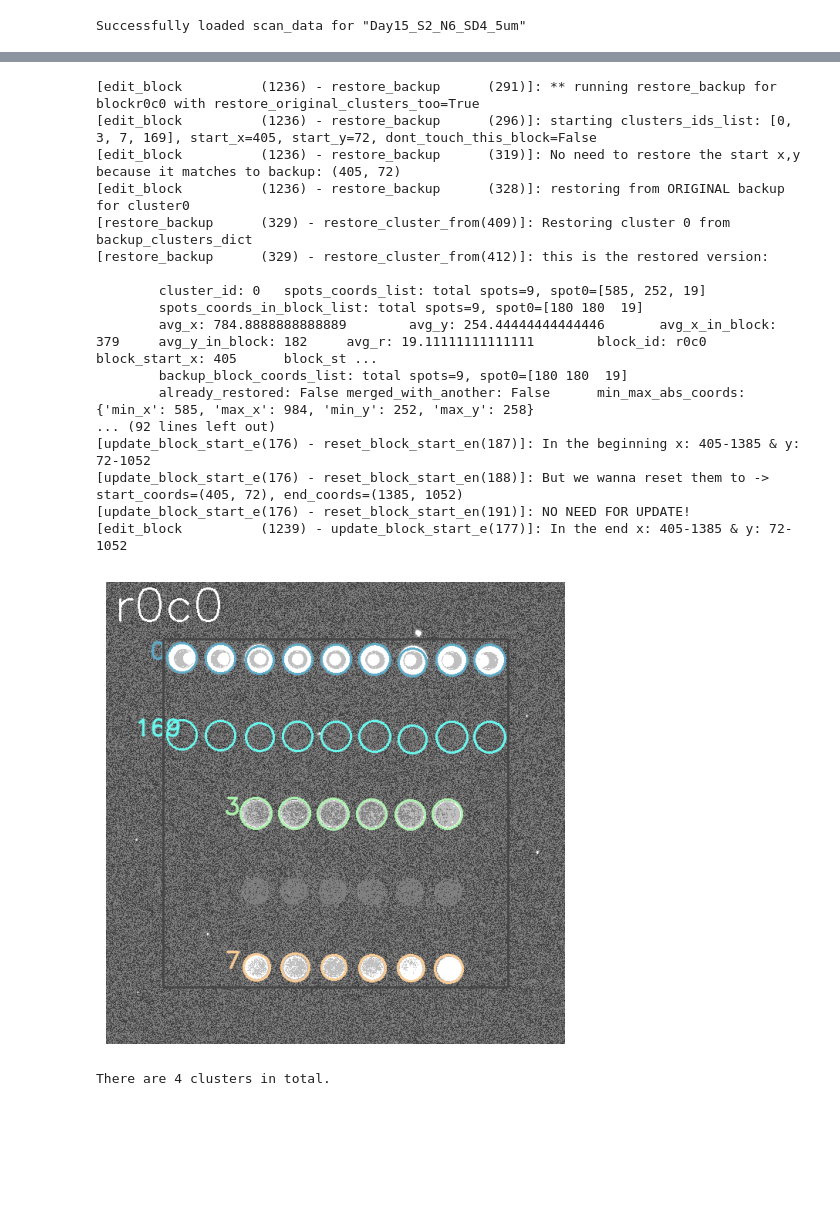
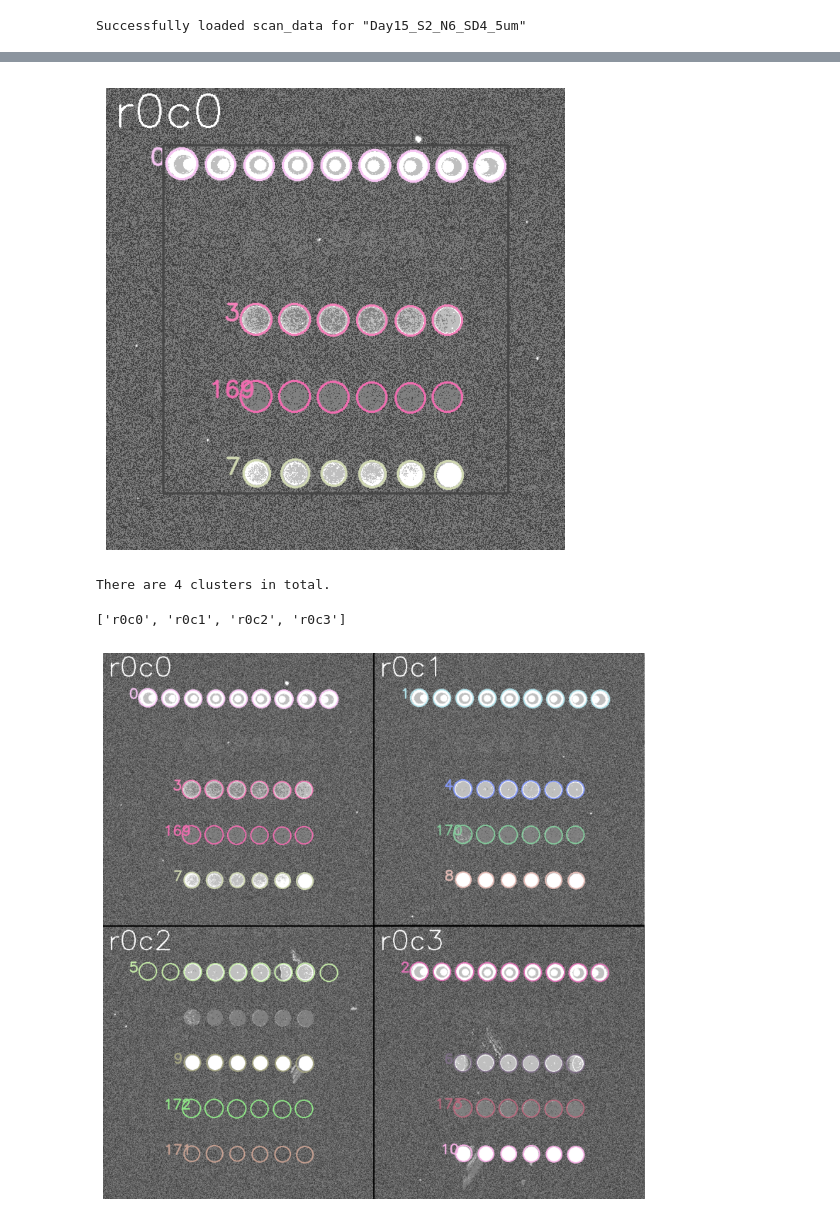
Before and after one commit to afarin-aqs/SlideReader, a Jupyter notebook: Read_DS4_Slides.ipynb, the cells around one changed output, grey strips where cells are left out. Saved outputs shown, nothing was run; the diff lists cells and outputs as text; code cells hidden in the pictures; blank space fills up the shorter version.

```diff
--- a/Read_DS4_Slides.ipynb
+++ b/Read_DS4_Slides.ipynb
@@ -18,13 +17,10 @@ print('Done!')
 Done!
 # %%
 # path setup
-box_path = "/Users/afarinaqs/Library/CloudStorage/Box-Box/Home Folder aa714/Private/"
-folder_path = "BME LAB/Afi/OOD Detection/Data/"
-folder_name='P24-1204'
+path = "/Users/afarinaqs/Library/CloudStorage/Box-Box/Home Folder aa714/Private/BME LAB/Afi/OOD Detection/Data/P24-1204/"
 input_file_name = 'Day15_S2_N6_SD4_5um'
-path_no_name = box_path + folder_path + folder_name + '/'
 
-image, scaled_image = CommonFunctions.load_image(file_name=input_file_name, path=path_no_name, debug=False, plot_images=False, rotation=0)
+image, scaled_image = CommonFunctions.load_image(file_name=input_file_name, path=path, debug=False, plot_images=False, rotation=0)
 print(f'Loaded Image "{input_file_name}" {image.shape}')
 # %% [output]
 Loaded Image "Day15_S2_N6_SD4_5um" (14400, 4400)
@@ -32,8 +28,8 @@ Loaded Image "Day15_S2_N6_SD4_5um" (14400, 4400)
 # load the saved work, or start over:
 scan_data = ClassesFunctions.read_scan_data_from_pickle(
     file_name=input_file_name,
-    path=path_no_name,
-    start_over=False,
+    path=path,
+    start_over=False, # if True -> ignores the pickle and returns None
     plot_results=False,
     debug=False
 )
@@ -151,5 +75,0 @@ new_params
-# %%
-scan_data = init_or_reset_params(reset=True, input_scan_data=scan_data, input_param_dict=new_params, debug=False)
-if start_over:
-    print(f'created clusters_dict with {len(scan_data.get_clusters_dict().keys())} items and blocks_dict with {len(scan_data.get_blocks_dict().keys())} items.')
-    ClassesFunctions.save_current_data_obj(file_name=input_file_name, path=path_no_name)
@@ -236,6 +100,0 @@ if start_over:
-# %%
-# save the work...
-scan_data = ScanDataObj.get_scan_data(file_name=input_file_name)
-if start_over:
-    print(f'created clusters_dict with {len(scan_data.get_clusters_dict().keys())} items and blocks_dict with {len(scan_data.get_blocks_dict().keys())} items.')
-    ClassesFunctions.save_current_data_obj(file_name=input_file_name, path=path_no_name)
@@ -267,42 +101,23 @@ if True:
 # %%
 ## Making the first template of cluster patterns
 start_over=1
 if start_over:
     scan_data = ScanDataObj.get_scan_data(file_name=input_file_name)
     test_ind = f'r0c0'
     test_block: BlockObj.Block = scan_data.get_block(test_ind)
     manual_spot_edit_dict = {
-        # 0:['change_r spot-3 r-2','change_r spot2 r-1','change_r spot0 r-1','move spot-3 3 d, 1 l','move spot2 1 r, 1 d',
-        #    'add 1 cluster below d=100'],
-        # 5:['change_r all r-2'], 150:['change_r all r+1']
+        3:['add 1 cluster below d=100']
     }
-    test_block.edit_block(debug=1, plot_before_after=False, overwrite=True,with_restore=True,
+    test_block.edit_block(debug=0, plot_before_after=False, overwrite=True,with_restore=True,
                           manual_spot_edit_dict=manual_spot_edit_dict)
     test_mask = test_block.create_block_mask(debug=False, plot_images=False)
     test_block.plot_block(fig_size=[6, 6], debug=False, with_border=True, crop_to_mask=True)
     N = len(test_block.clusters_ids_list)
     print(f'There are {N} clusters in total.')
     # print(test_block.full_report(1))
 # %% [output]
+[figure, new version]
-[edit_block          (1236) - restore_backup      (291)]: ** running restore_backup for blockr0c0 with restore_original_clusters_too=True
-[edit_block          (1236) - restore_backup      (296)]: starting clusters_ids_list: [0, 3, 7, 169], start_x=405, start_y=72, dont_touch_this_block=False
-[edit_block          (1236) - restore_backup      (319)]: No need to restore the start x,y because it matches to backup: (405, 72)
-[edit_block          (1236) - restore_backup      (328)]: restoring from ORIGINAL backup for cluster0
-[restore_backup      (329) - restore_cluster_from(409)]: Restoring cluster 0 from backup_clusters_dict
-[restore_backup      (329) - restore_cluster_from(412)]: this is the restored version:
-
-        cluster_id: 0   spots_coords_list: total spots=9, spot0=[585, 252, 19]
-        spots_coords_in_block_list: total spots=9, spot0=[180 180  19]
-        avg_x: 784.8888888888889        avg_y: 254.44444444444446       avg_x_in_block: 379     avg_y_in_block: 182     avg_r: 19.11111111111111        block_id: r0c0  block_start_x: 405      block_st ...
-        backup_block_coords_list: total spots=9, spot0=[180 180  19]
-        already_restored: False merged_with_another: False      min_max_abs_coords: {'min_x': 585, 'max_x': 984, 'min_y': 252, 'max_y': 258}
-... (92 lines left out)
-[update_block_start_e(176) - reset_block_start_en(187)]: In the beginning x: 405-1385 & y: 72-1052
-[update_block_start_e(176) - reset_block_start_en(188)]: But we wanna reset them to -> start_coords=(405, 72), end_coords=(1385, 1052)
-[update_block_start_e(176) - reset_block_start_en(191)]: NO NEED FOR UPDATE!
-[edit_block          (1239) - update_block_start_e(177)]: In the end x: 405-1385 & y: 72-1052
+There are 4 clusters in total.
-[figure, old version]
-There are 4 clusters in total.
 # %%
 # generating the list to edit each row at the same time
 generate_list = lambda n: [f'r{n}c{i}' for i in range(scan_data.block_ncol)]
@@ -323,18 +129,18 @@ for r in range(scan_data.block_nrow):
 r = 0
 plot_results = False if start_over else True
 current_list = rows_names_list[r]
-fig_size = [12,12] if scan_data.assay == 'SD4' else [15,15]
+fig_size = [10,10] if scan_data.assay == 'SD4' else [15,15]
 print(current_list)
 
 if start_over:
     ClassesFunctions.edit_multiple_blocks(
         current_list, file_name=input_file_name, init_template_id=test_ind, correct_N=N,
         debug=0, debug_blocks=[''], debug_clusters=[], fig_size=fig_size,
-        move_whole_block_match={'r0c1':[20,0],'r0c2':[-20,0],'r0c3':[0,0]},
+        move_whole_block_match={'r0c1':[0,0],'r0c2':[0,-200],'r0c3':[0,0]},
         # redo_circle_finding_for_blocks_or_clusters=['r0c2'],
         preprocess_params=scan_data.preprocess_params, plot_before_after=0,
         manual_spot_edit_dict={
-            11:['del'], 7:['del spot-1',], 10:['del spot0']
+            # 15:['del']
         }
     )
 
@@ -342,3 +148,6 @@ elif plot_results:
     ClassesFunctions.do_final_results_plot(file_name=input_file_name, block_ids_list=current_list)
 
 # print(scan_data.get_block('r0c1').full_report(1))
+# %% [output]
+['r0c0', 'r0c1', 'r0c2', 'r0c3']
+[figure, added]
```
Also changed, not shown: parts of 36 cells of this notebook, 3 other files.
